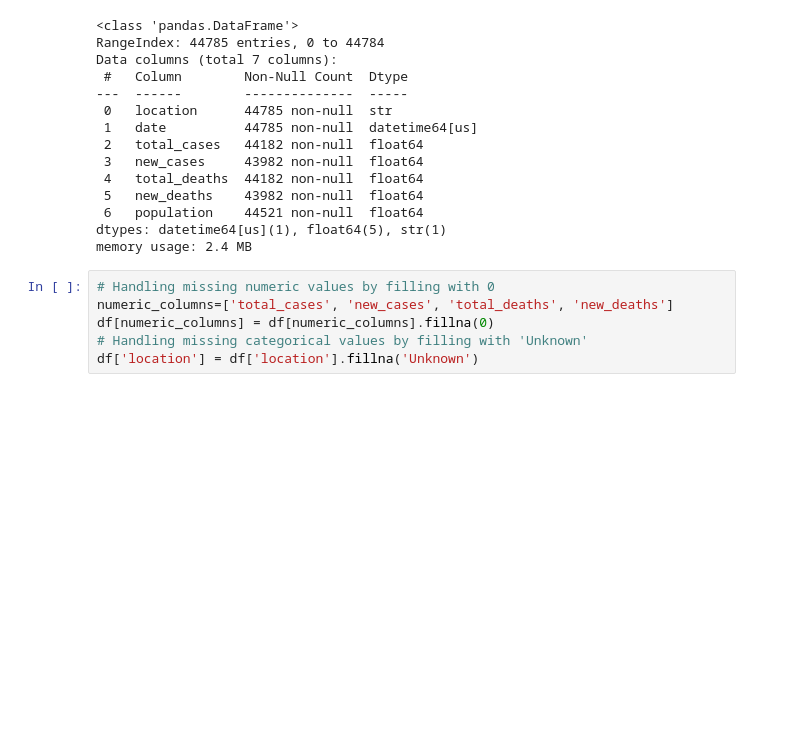
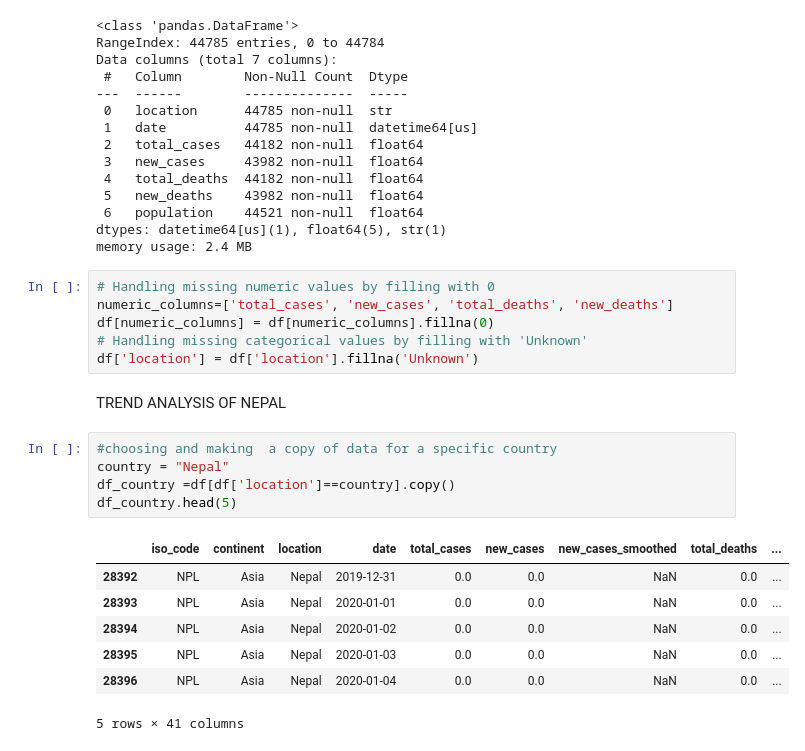
Before and after one commit to dipesh-2005/Covid-19-Analysis, a Jupyter notebook: Covid19-analysis/Scripts/covid-analysis.ipynb, the cells around one changed output. Drawn from its saved outputs; the diff is of its cells as text; blank space fills up the shorter version.

```diff
--- a/Covid19-analysis/Scripts/covid-analysis.ipynb
+++ b/Covid19-analysis/Scripts/covid-analysis.ipynb
@@ -140,3 +146,18 @@ numeric_columns=['total_cases', 'new_cases', 'total_deaths', 'new_deaths']
 df[numeric_columns] = df[numeric_columns].fillna(0)
 # Handling missing categorical values by filling with 'Unknown'
 df['location'] = df['location'].fillna('Unknown')
+# %% [markdown]
+TREND ANALYSIS  OF NEPAL
+# %%
+#choosing and making  a copy of data for a specific country
+country = "Nepal"
+df_country =df[df['location']==country].copy()
+df_country.head(5)
+# %% [output]
+|  | iso_code | continent | location | date | total_cases | new_cases | new_cases_smoothed | total_deaths | ... |
+| 28392 | NPL | Asia | Nepal | 2019-12-31 | 0.0 | 0.0 | NaN | 0.0 | ... |
+| 28393 | NPL | Asia | Nepal | 2020-01-01 | 0.0 | 0.0 | NaN | 0.0 | ... |
+| 28394 | NPL | Asia | Nepal | 2020-01-02 | 0.0 | 0.0 | NaN | 0.0 | ... |
+| 28395 | NPL | Asia | Nepal | 2020-01-03 | 0.0 | 0.0 | NaN | 0.0 | ... |
+| 28396 | NPL | Asia | Nepal | 2020-01-04 | 0.0 | 0.0 | NaN | 0.0 | ... |
+5 rows × 41 columns
```
Also changed, not shown: parts of 3 cells of this notebook.
